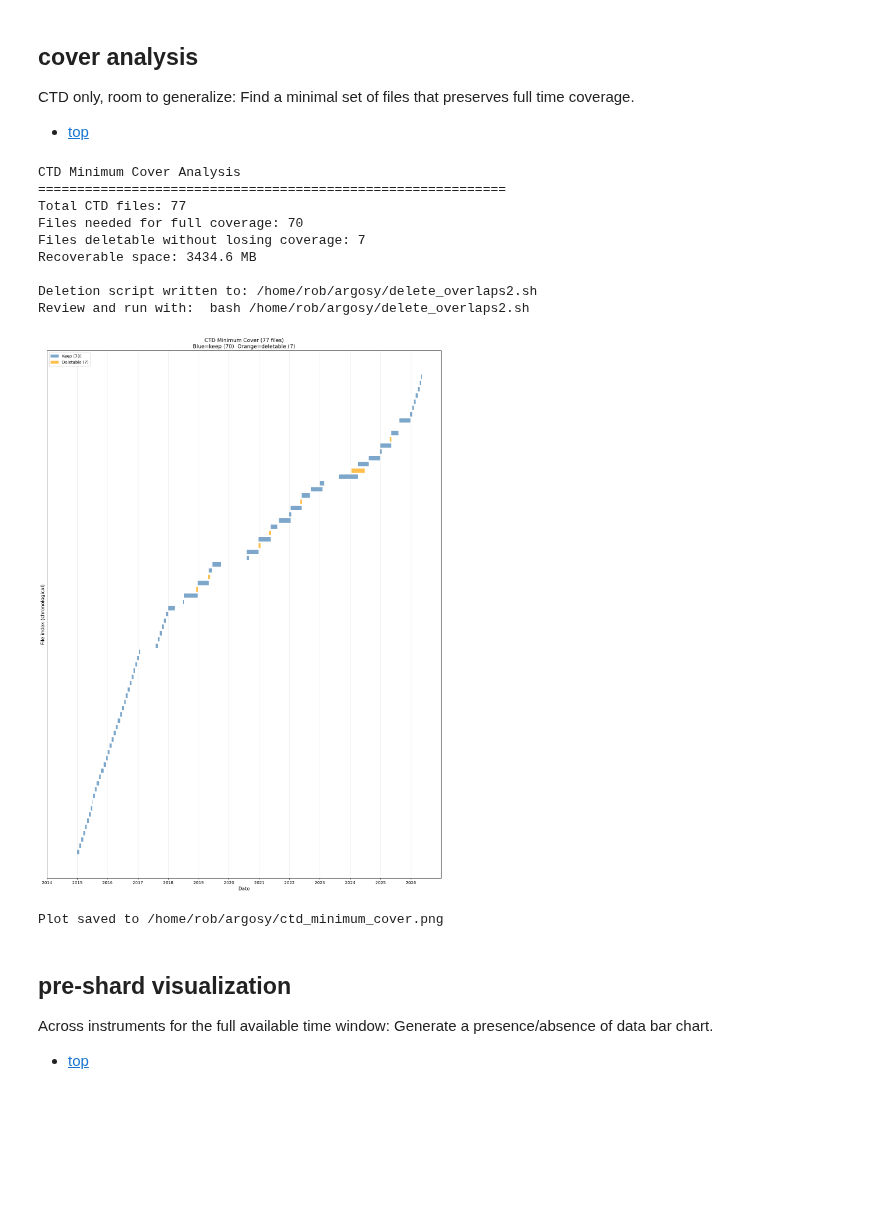
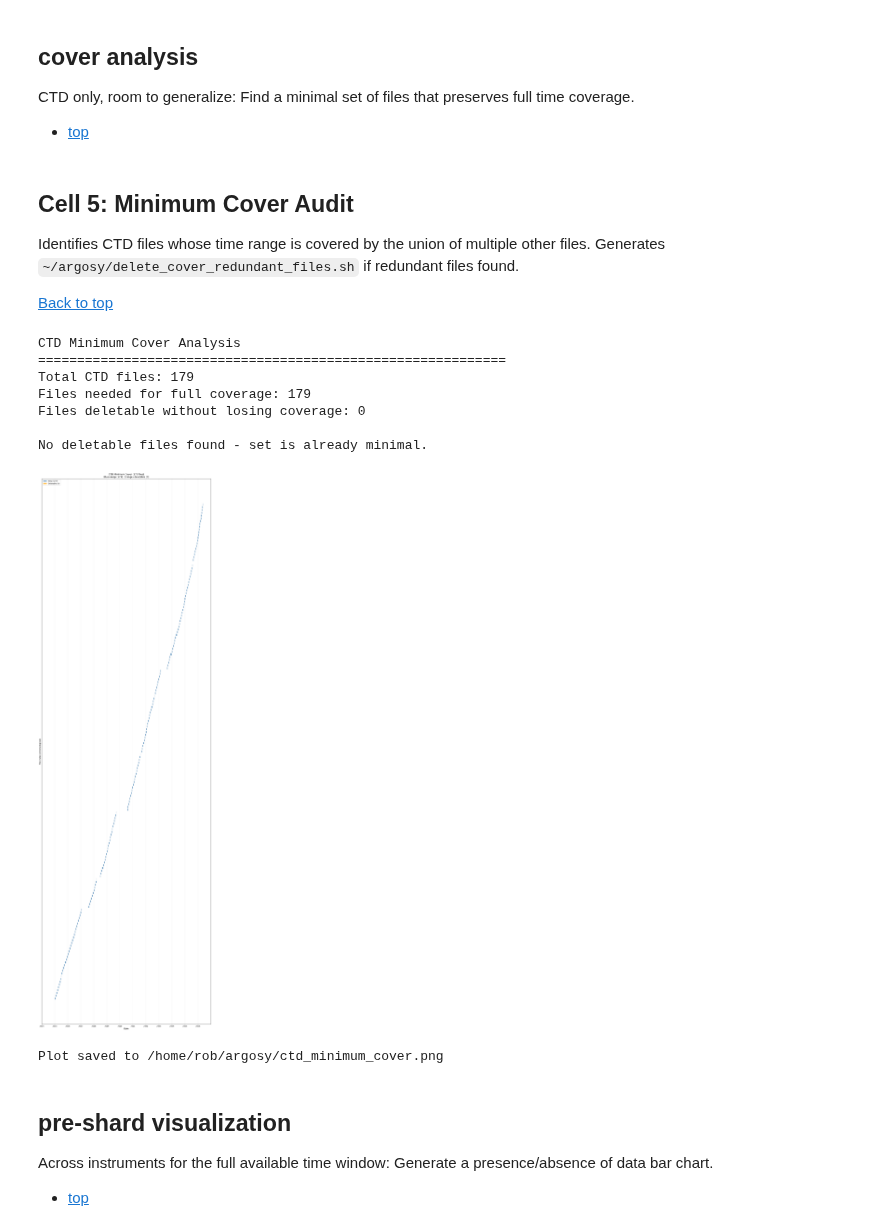
Before and after one commit to robfatland/argosy, a Jupyter notebook: chapters/DataDownload.ipynb, the cells around one changed output. Cells and saved outputs as stored; diff of their text form; code cells hidden in the pictures; blank space fills up the shorter version.

```diff
--- a/chapters/DataDownload.ipynb
+++ b/chapters/DataDownload.ipynb
@@ -527,13 +630,13 @@ print(f"\n{'=' * 60}")
 print("STRATEGY RECOMMENDATION")
 print(f"{'=' * 60}")
 
-script_path = Path("~/argosy/delete_overlaps.sh").expanduser()
+script_path = Path("~/argosy/delete_single_redundant_files.sh").expanduser()
 
 if len(overlaps) == 0:
     print("No overlaps detected - CTD files appear clean.")
     if script_path.exists():
         script_path.unlink()
-        print("(Removed stale delete_overlaps.sh)")
+        print("(Removed stale delete_single_redundant_files.sh)")
 elif len(redundant) > 0:
     total_size = sum(r['redundant']['path'].stat().st_size for r in redundant) / (1024*1024)
     print(f"Delete {len(redundant)} fully redundant files ({total_size:.1f} MB recoverable)")
@@ -639,6 +742,13 @@ CTD only, room to generalize: Find a minimal set of files that preserves full ti
 
 
 - [top](#top)
+# %% [markdown]
+## Cell 5: Minimum Cover Audit
+
+Identifies CTD files whose time range is covered by the union of multiple other files.
+Generates `~/argosy/delete_cover_redundant_files.sh` if redundant files found.
+
+[Back to top](#top)
 # %%
 # Jupyter cell: CTD minimum cover analysis
 # Finds the minimal set of files that preserves full time coverage,
@@ -752,7 +862,7 @@ if deletable:
     print(f"Recoverable space: {total_size:.1f} MB")
 
 # --- Write deletion script ---
-script_path = Path("~/argosy/delete_overlaps2.sh").expanduser()
+script_path = Path("~/argosy/delete_cover_redundant_files.sh").expanduser()
 
 if deletable:
     lines = [
@@ -771,6 +881,9 @@ if deletable:
     print(f"Review and run with:  bash {script_path}")
 else:
     print("\nNo deletable files found - set is already minimal.")
+    # Overwrite any stale script with a clean no-op
+    script_path.write_text("#!/bin/bash\n# No deletable files found - set is already minimal.\n")
+    script_path.chmod(0o755)
 
 # --- Plot ---
 fig, ax = plt.subplots(figsize=(14, max(4, len(all_files) * 0.25)))
@@ -785,40 +898,38 @@ for i, f in enumerate(all_files):
             left=mdates.date2num(f['start']),
             height=0.7, color=color, alpha=alpha, edgecolor='none')
 
 ax.xaxis_date()
 ax.xaxis.set_major_formatter(mdates.DateFormatter('%Y'))
 ax.xaxis.set_major_locator(mdates.YearLocator())
 ax.set_xlabel('Date', fontsize=12)
 ax.set_ylabel('File index (chronological)', fontsize=12)
 ax.set_title(f'CTD Minimum Cover ({len(all_files)} files)\n'
              f'Blue=keep ({len(keep)})  Orange=deletable ({len(deletable)})', fontsize=13)
 ax.set_xlim(mdates.date2num(datetime(2014, 1, 1)),
             mdates.date2num(datetime(2026, 12, 31)))
 ax.grid(True, axis='x', alpha=0.3)
 ax.set_yticks([])
 
 from matplotlib.patches import Patch
 ax.legend(handles=[
     Patch(facecolor='steelblue', alpha=0.7, label=f'Keep ({len(keep)})'),
     Patch(facecolor='orange',    alpha=0.7, label=f'Deletable ({len(deletable)})'),
 ], loc='upper left')
 
 plt.tight_layout()
 plot_path = Path("~/argosy/ctd_minimum_cover.png").expanduser()
 plt.savefig(plot_path, dpi=150, bbox_inches='tight')
 plt.show()
 print(f"Plot saved to {plot_path}")
 # %% [output]
 CTD Minimum Cover Analysis
 ============================================================
-Total CTD files: 77
-Files needed for full coverage: 70
-Files deletable without losing coverage: 7
-Recoverable space: 3434.6 MB
+Total CTD files: 179
+Files needed for full coverage: 179
+Files deletable without losing coverage: 0
 
-Deletion script written to: /home/rob/argosy/delete_overlaps2.sh
-Review and run with:  bash /home/rob/argosy/delete_overlaps2.sh
+No deletable files found - set is already minimal.
-[figure, old version]
+[figure, new version]
 Plot saved to /home/rob/argosy/ctd_minimum_cover.png
 # %% [markdown]
 ## pre-shard visualization
```
Also changed, not shown: parts of 10 cells of this notebook, 27 other files.
